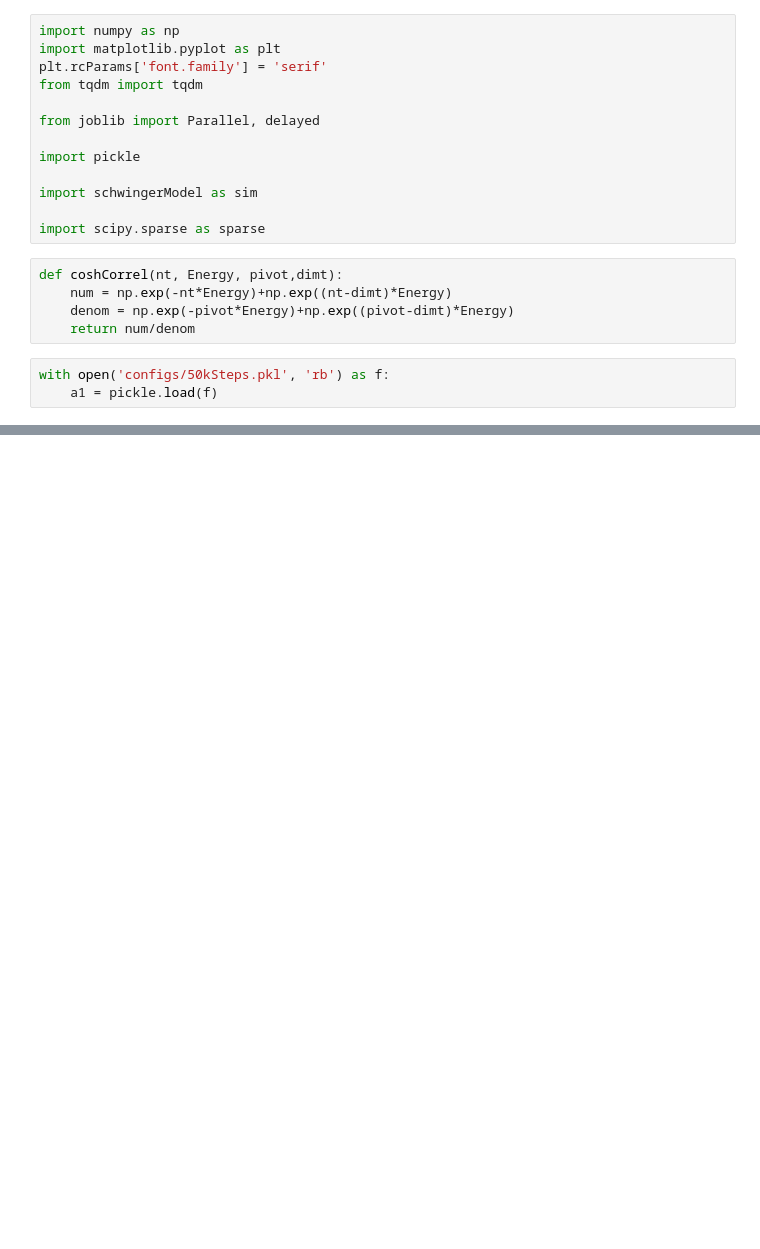
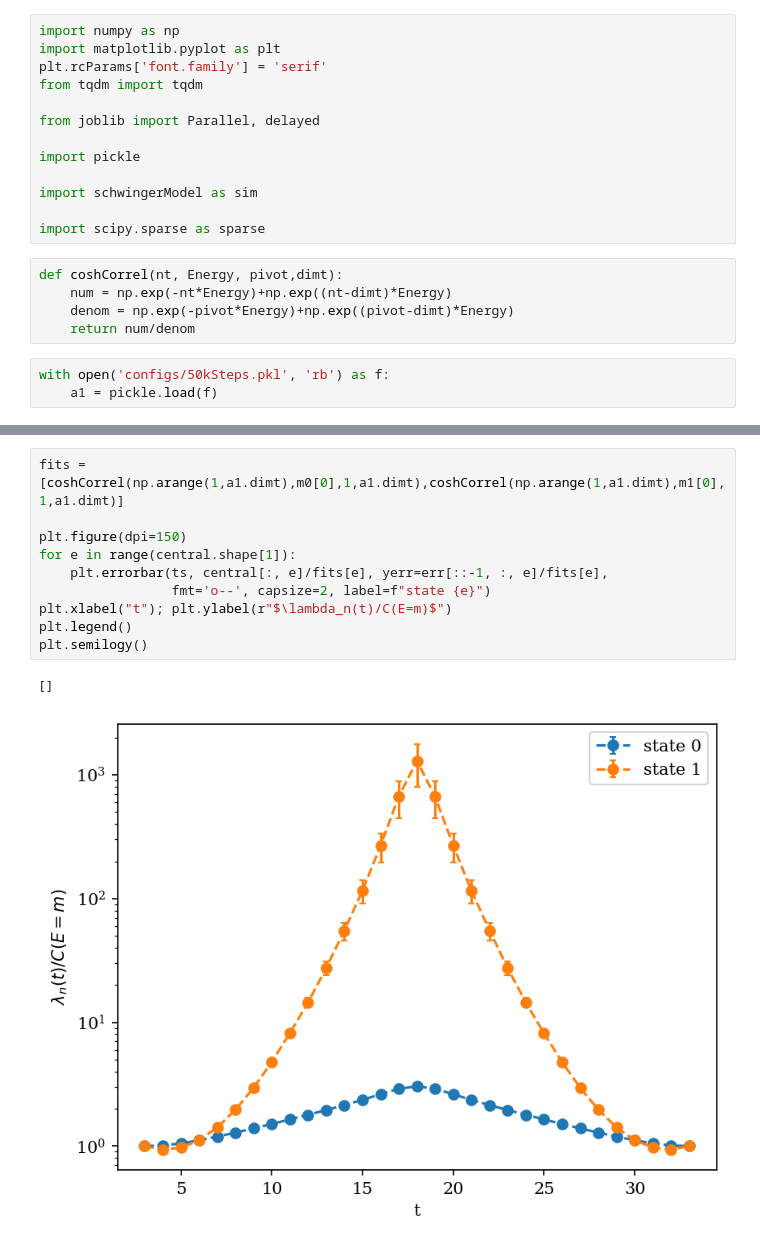
Before and after one commit to wurdahl/schwingerModel, a Jupyter notebook: distillation.ipynb, the cells around one changed output, grey strips where cells are left out. Drawn from its saved outputs; the diff is of its cells as text; blank space fills up the shorter version.

```diff
--- a/distillation.ipynb
+++ b/distillation.ipynb
@@ -71,0 +54,13 @@ correl_k0 = sim.distillation.correlStats(model, burnIn=0,autocorrSkip=50,nVec=1,
+# %%
+fits = [coshCorrel(np.arange(1,a1.dimt),m0[0],1,a1.dimt),coshCorrel(np.arange(1,a1.dimt),m1[0],1,a1.dimt)]
+
+plt.figure(dpi=150)
+for e in range(central.shape[1]):
+    plt.errorbar(ts, central[:, e]/fits[e], yerr=err[::-1, :, e]/fits[e],
+                 fmt='o--', capsize=2, label=f"state {e}")
+plt.xlabel("t"); plt.ylabel(r"$\lambda_n(t)/C(E=m)$")
+plt.legend()
+plt.semilogy()
+# %% [output]
+[]
+[figure, added]
```
Also changed, not shown: parts of 12 cells of this notebook, 6 other files.
